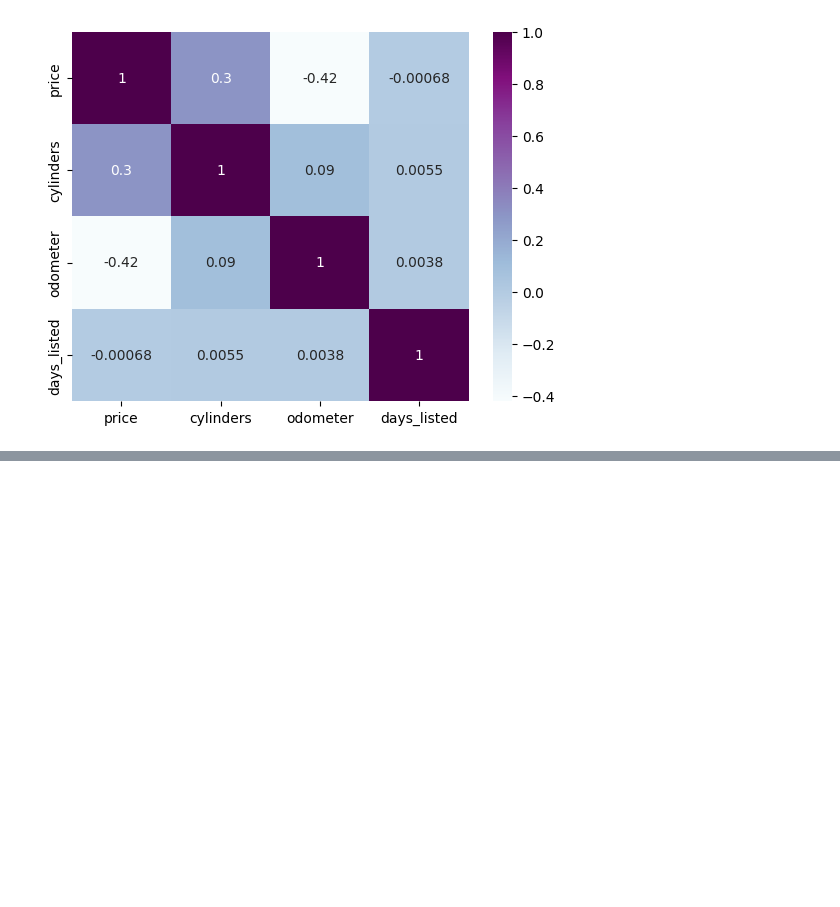
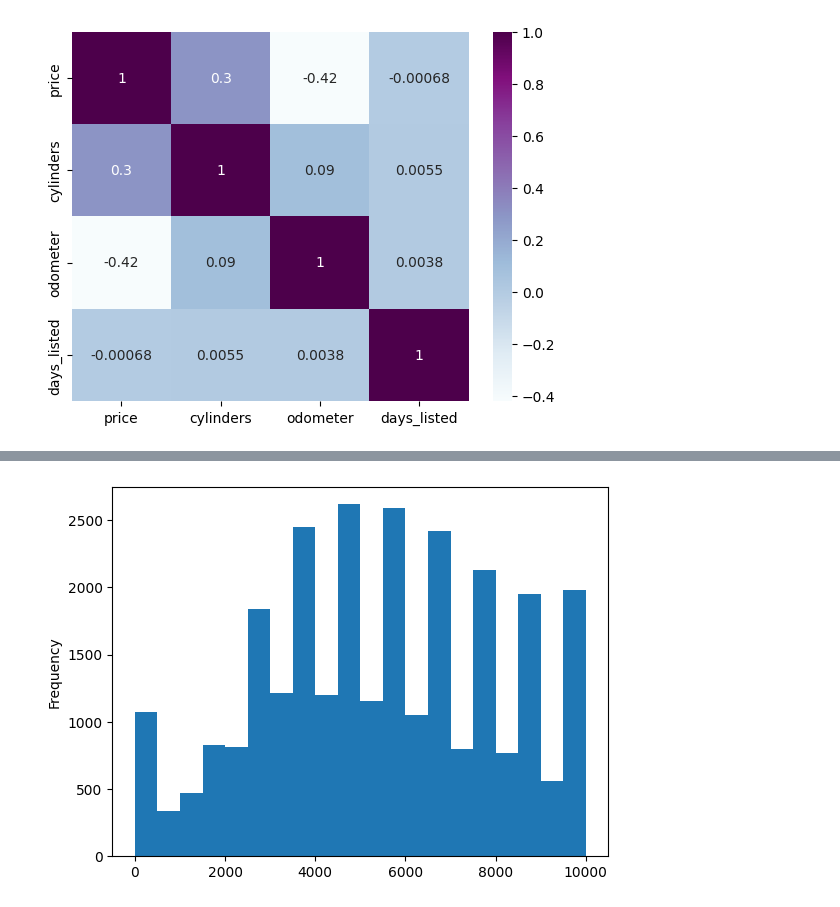
Before and after one commit to nelsonj1614/sdt_project, a Jupyter notebook: notebooks/eda.ipynb, the cells around one changed output, grey strips where cells are left out. Cells and saved outputs as stored; diff of their text form; code cells hidden in the pictures; blank space fills up the shorter version.

```diff
--- a/notebooks/eda.ipynb
+++ b/notebooks/eda.ipynb
@@ -176,0 +182,6 @@ sns.heatmap(heatmap_df, cmap='BuPu', annot=True)
+# %%
+df['price'].plot(kind='hist',
+                 bins = [0,500,1000,1500,2000,2500,3000,3500,4000,4500,5000,5500,6000,6500,7000,7500,8000,8500,9000,9500,10000])
+plt.show()
+# %% [output]
+[figure, added]
```
Also changed, not shown: parts of 1 cell of this notebook.
